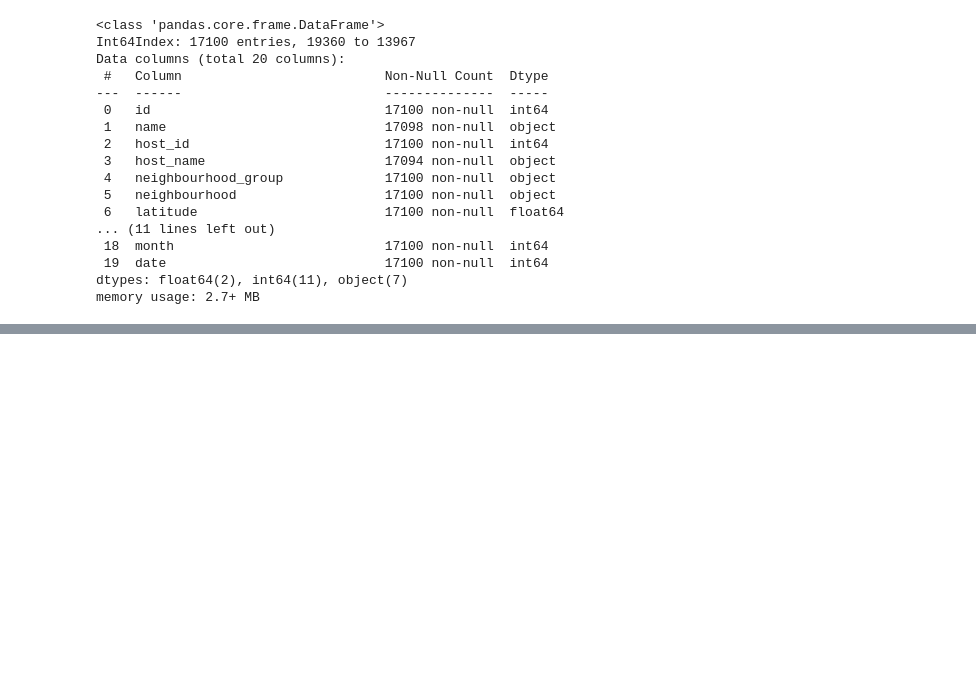
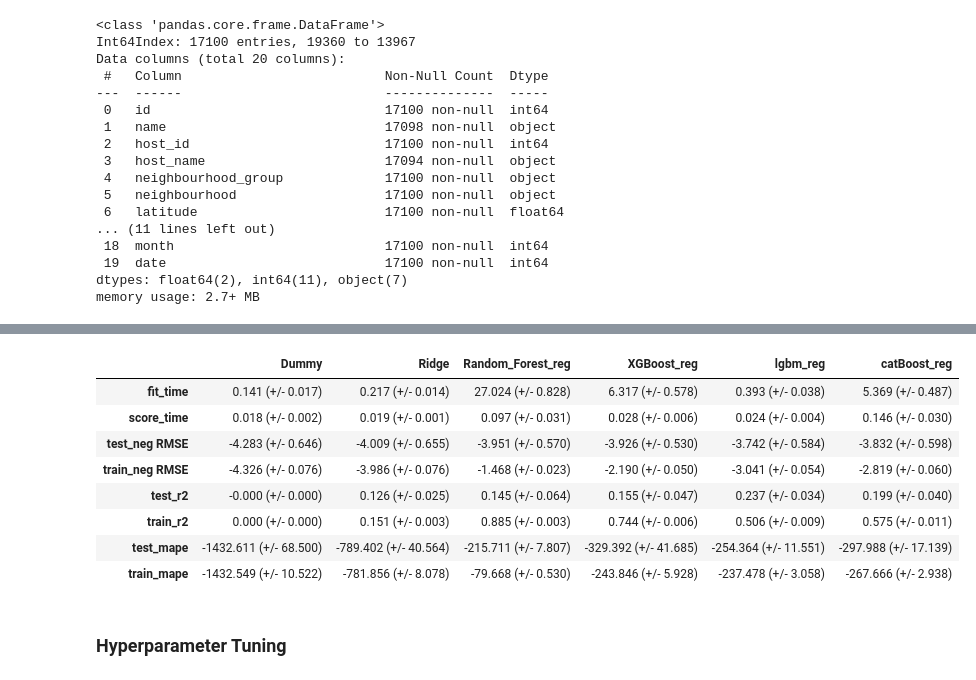
Before and after one commit to valli180/airbnb-popularity_regression, a Jupyter notebook: notebooks/model.ipynb, the cells around one changed output, grey strips where cells are left out. Drawn from its saved outputs; the diff is of its cells as text; code cells hidden in the pictures; blank space fills up the shorter version.

Commit message:
Perform Modelling

```diff
--- a/notebooks/model.ipynb
+++ b/notebooks/model.ipynb
@@ -280,0 +309,48 @@ def mean_std_cross_val_scores(model, X_train, y_train, **kwargs):
+# %%
+results = {}
+# %%
+models = {
+    "Dummy": make_pipeline(
+        column_transformer, DummyRegressor()
+    ),
+    "Ridge": make_pipeline(
+        column_transformer, Ridge()
+    ),
+    "Random_Forest_reg": make_pipeline(
+         column_transformer, RandomForestRegressor(random_state=123)
+     ),
+    "XGBoost_reg": make_pipeline(
+        column_transformer, XGBRegressor(verbosity=0)
+    ),
+    "lgbm_reg": make_pipeline(
+        column_transformer, LGBMRegressor()
+    ),
+     "catBoost_reg": make_pipeline(
+         column_transformer, CatBoostRegressor(verbose=0)
+     )
+}
+
+
+for model_name, model in models.items():
+    results[model_name] = mean_std_cross_val_scores(
+        model,
+        X_big_train,
+        y_big_train,
+        cv=10,
+        return_train_score=True,
+        scoring=scoring_metrics
+ )
+# %%
+pd.DataFrame(results)
+# %% [output]
+|  | Dummy | Ridge | Random_Forest_reg | XGBoost_reg | lgbm_reg | catBoost_reg |
+| fit_time | 0.141 (+/- 0.017) | 0.217 (+/- 0.014) | 27.024 (+/- 0.828) | 6.317 (+/- 0.578) | 0.393 (+/- 0.038) | 5.369 (+/- 0.487) |
+| score_time | 0.018 (+/- 0.002) | 0.019 (+/- 0.001) | 0.097 (+/- 0.031) | 0.028 (+/- 0.006) | 0.024 (+/- 0.004) | 0.146 (+/- 0.030) |
+| test_neg RMSE | -4.283 (+/- 0.646) | -4.009 (+/- 0.655) | -3.951 (+/- 0.570) | -3.926 (+/- 0.530) | -3.742 (+/- 0.584) | -3.832 (+/- 0.598) |
+| train_neg RMSE | -4.326 (+/- 0.076) | -3.986 (+/- 0.076) | -1.468 (+/- 0.023) | -2.190 (+/- 0.050) | -3.041 (+/- 0.054) | -2.819 (+/- 0.060) |
+| test_r2 | -0.000 (+/- 0.000) | 0.126 (+/- 0.025) | 0.145 (+/- 0.064) | 0.155 (+/- 0.047) | 0.237 (+/- 0.034) | 0.199 (+/- 0.040) |
+| train_r2 | 0.000 (+/- 0.000) | 0.151 (+/- 0.003) | 0.885 (+/- 0.003) | 0.744 (+/- 0.006) | 0.506 (+/- 0.009) | 0.575 (+/- 0.011) |
+| test_mape | -1432.611 (+/- 68.500) | -789.402 (+/- 40.564) | -215.711 (+/- 7.807) | -329.392 (+/- 41.685) | -254.364 (+/- 11.551) | -297.988 (+/- 17.139) |
+| train_mape | -1432.549 (+/- 10.522) | -781.856 (+/- 8.078) | -79.668 (+/- 0.530) | -243.846 (+/- 5.928) | -237.478 (+/- 3.058) | -267.666 (+/- 2.938) |
+# %% [markdown]
+### Hyperparameter Tuning
```
Also changed, not shown: parts of 16 cells of this notebook.
